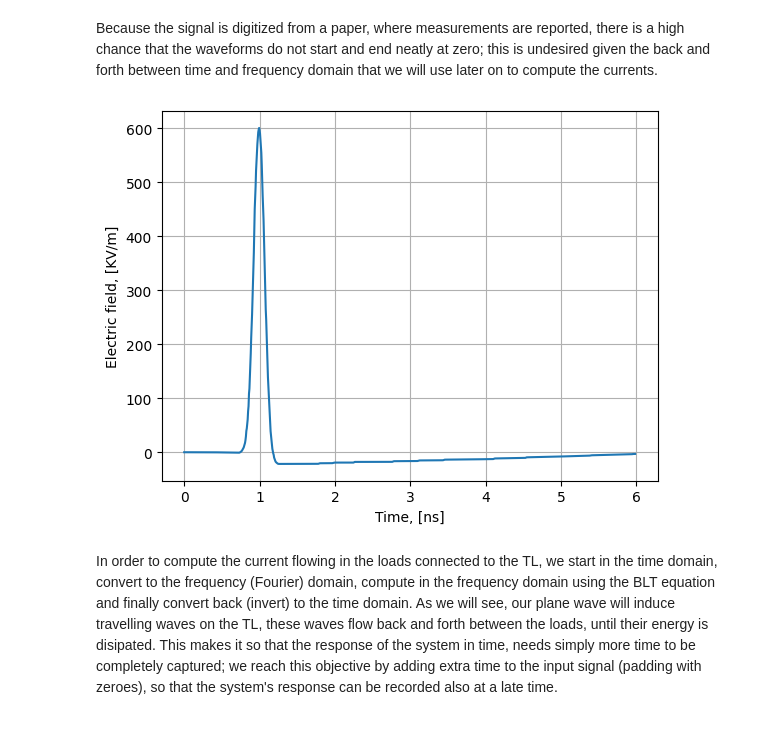
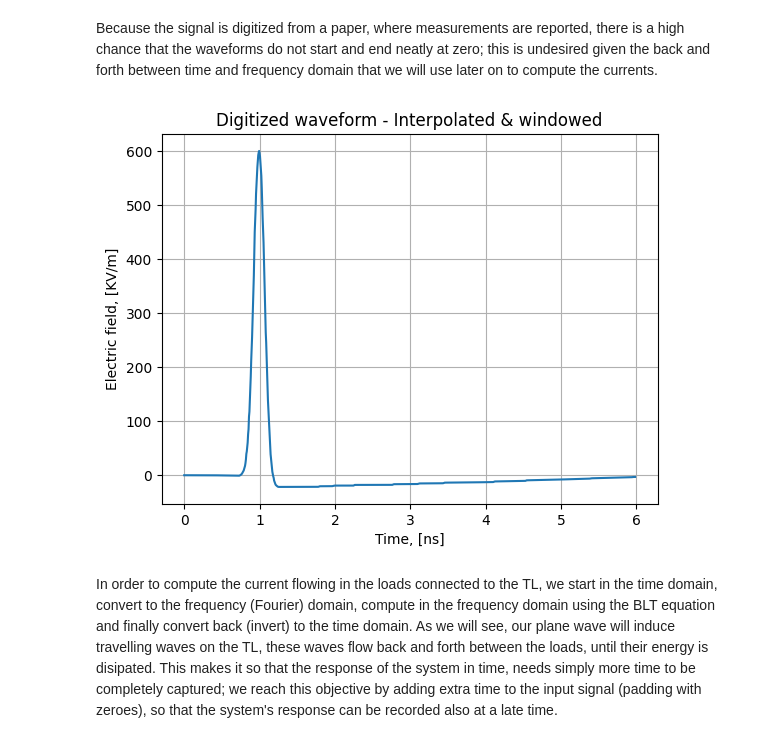
Before and after one commit to deweatherman/BLT_Equation_Time_Domain_Application, a Jupyter notebook: basicTestsTesche.ipynb, the cells around one changed output. Saved outputs shown, nothing was run; the diff lists cells and outputs as text; code cells hidden in the pictures.

```diff
--- a/basicTestsTesche.ipynb
+++ b/basicTestsTesche.ipynb
@@ -127,21 +146,22 @@ Because the signal is digitized from a paper, where measurements are reported, t
 # %%
 # Windowing digitized signal:
 #ta-tb = FWHM
 #td = 10 to 90 % rise-time
 #tf = 90 to 10 % fall-time"""
 
 ta = 5.5e-9
 tb = 0.5e-9
 td = 0.25e-9
 tf = 3e-9
 
 E_volt_interp_w = E_volt_interp*Waveform_basics.uerf(time_s_interp,ta,tb,td,tf) # in case windowing is necessary
 plt.plot(time_s_interp/(1e-9) , E_volt_interp_w/(1e3))
 plt.xlabel('Time, [ns]')
 plt.ylabel('Electric field, [KV/m]')
+plt.title('Digitized waveform - Interpolated & windowed')
 plt.grid(True)
 # %% [output]
-[figure, old version]
+[figure, new version]
 # %% [markdown]
 In order to compute the current flowing in the loads connected to the TL, we start in the time domain, convert to the frequency (Fourier) domain, compute in the frequency domain using the BLT equation and finally convert back (invert) to the time domain. As we will see, our plane wave will induce travelling waves on the TL, these waves flow back and forth between the loads, until their energy is disipated. This makes it so that the response of the system in time, needs simply more time to be completely captured; we reach this objective by adding extra time to the input signal (padding with zeroes), so that the system's response can be recorded also at a late time.
 # %%
```
Also changed, not shown: parts of 26 cells of this notebook.
